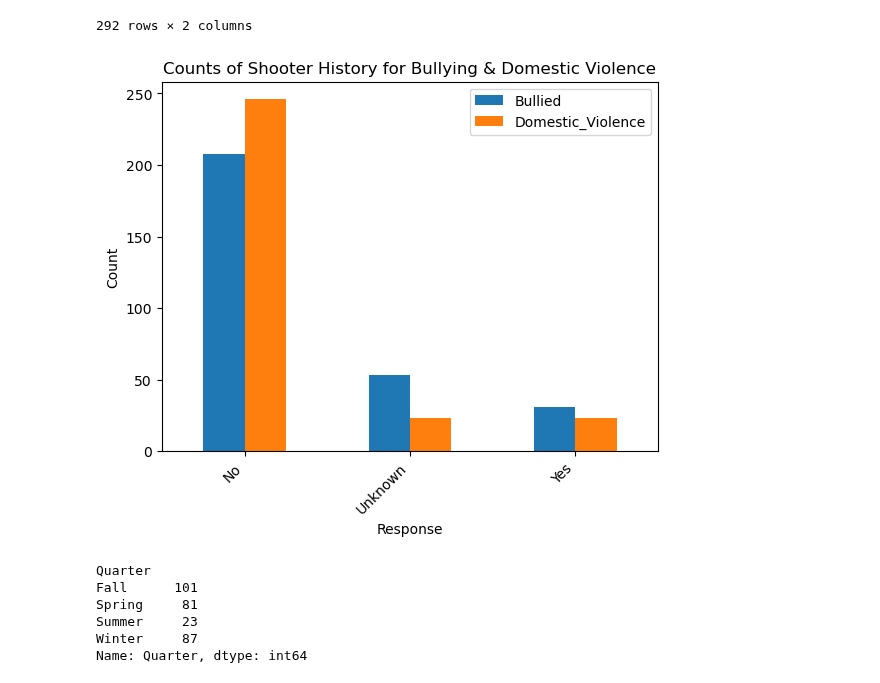
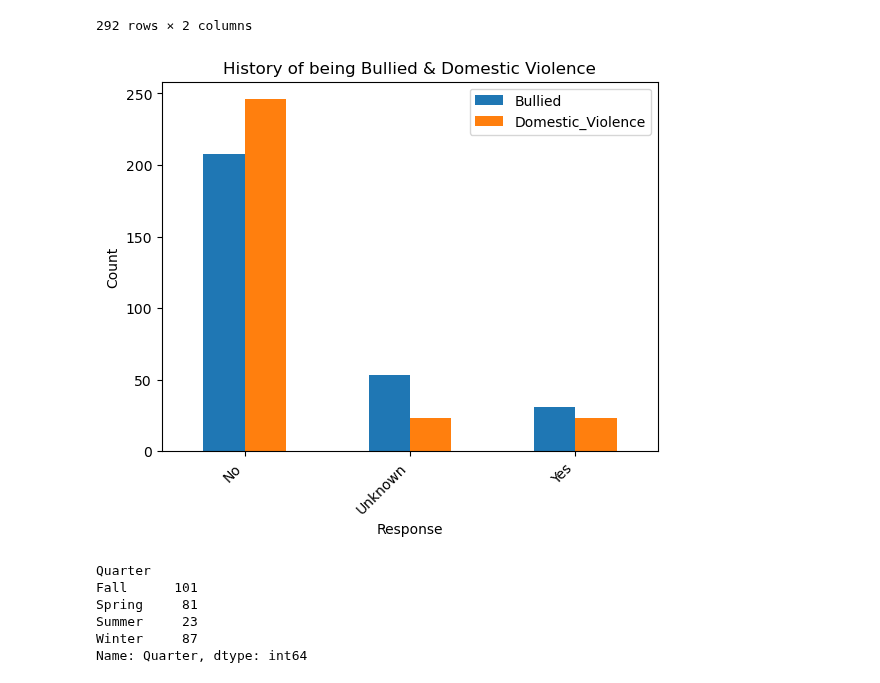
Before and after one commit to LeviEzra1/Project1_team4, a Jupyter notebook: Adriel_analysis/Final_data_Jdata_copy.ipynb, the cells around one changed output. Saved outputs shown, nothing was run; the diff lists cells and outputs as text; code cells hidden in the pictures.

```diff
--- a/Adriel_analysis/Final_data_Jdata_copy.ipynb
+++ b/Adriel_analysis/Final_data_Jdata_copy.ipynb
@@ -598,29 +598,29 @@ clean_final_merge[['Bullied', 'Domestic_Violence']]
 # %%
 # Counting the occurrences of 'yes' and 'no' for each column
 bullied_counts = clean_final_merge['Bullied'].value_counts()
 domestic_violence_counts = clean_final_merge['Domestic_Violence'].value_counts()
 
 # Creating a DataFrame for plotting
 counts_df = pd.DataFrame({
     'Bullied': bullied_counts,
     'Domestic_Violence': domestic_violence_counts
 })
 
 # Plotting
 map_plot_1 = counts_df.plot(kind='bar', stacked=False)
 plt.xticks(rotation=45, ha='right')
-plt.title('Counts of Shooter History for Bullying & Domestic Violence')
+plt.title('History of being Bullied & Domestic Violence')
 plt.xlabel('Response')
 plt.ylabel('Count')
 
 
 #save figure
 plt.savefig('map_plot_1.png')
 
 #plot
 plt.show()
 # %% [output]
-[figure, old version]
+[figure, new version]
 # %%
 # Annual analysis of # of incidents by quarter
 quarter_school_df = clean_final_merge.groupby("Quarter")
```
Also changed, not shown: parts of 1 cell of this notebook, 10 other files.
